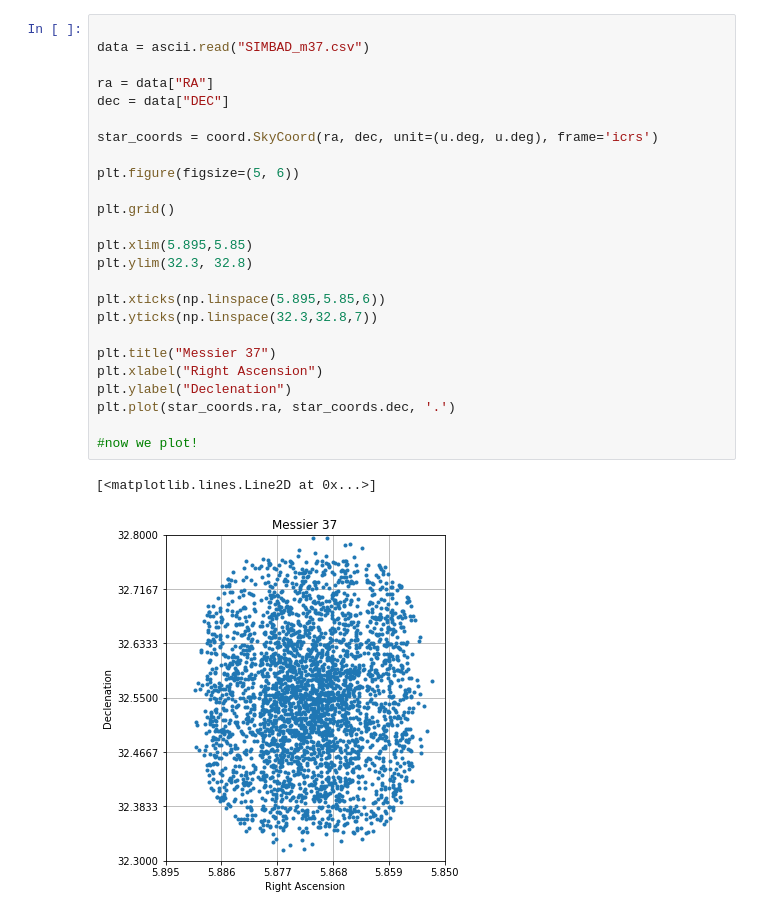
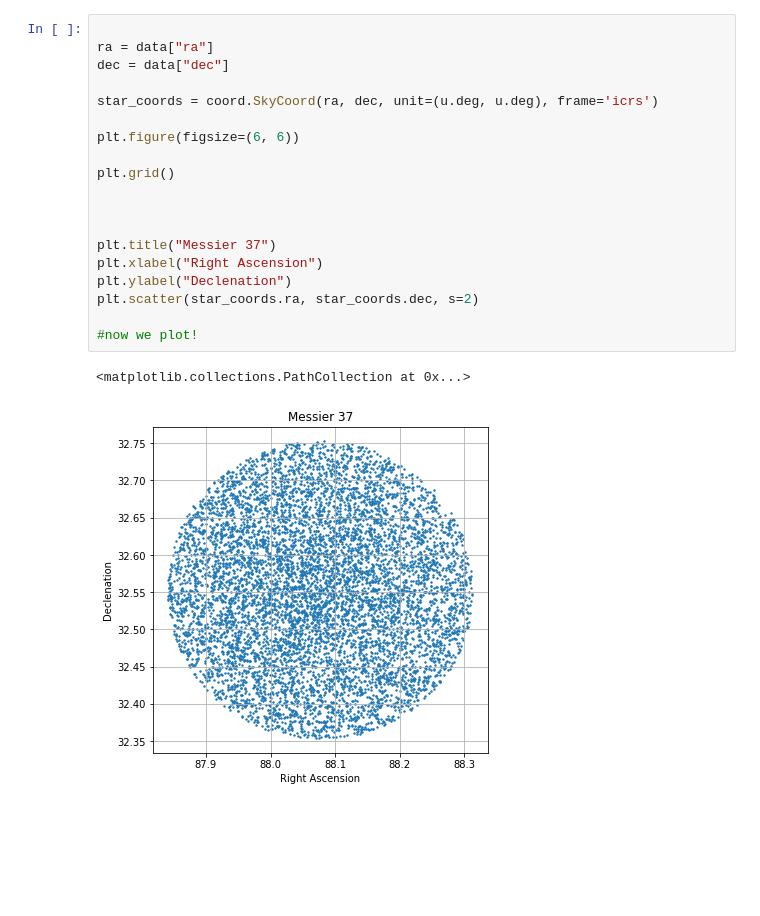
Before and after one commit to KrosisBH/AstronomyResearch, a Jupyter notebook: plotter.ipynb, the cells around one changed output. Cells and saved outputs as stored; diff of their text form; blank space fills up the shorter version.

```diff
--- a/plotter.ipynb
+++ b/plotter.ipynb
@@ -19,28 +38,22 @@ print(parallax)
 # %%
 
-data = ascii.read("SIMBAD_m37.csv")
-
-ra = data["RA"]
-dec = data["DEC"]
+ra = data["ra"]
+dec = data["dec"]
 
 star_coords = coord.SkyCoord(ra, dec, unit=(u.deg, u.deg), frame='icrs')
 
-plt.figure(figsize=(5, 6))
+plt.figure(figsize=(6, 6))
 
 plt.grid()
 
-plt.xlim(5.895,5.85)
-plt.ylim(32.3, 32.8)
 
-plt.xticks(np.linspace(5.895,5.85,6))
-plt.yticks(np.linspace(32.3,32.8,7))
 
 plt.title("Messier 37")
 plt.xlabel("Right Ascension")
 plt.ylabel("Declenation")
-plt.plot(star_coords.ra, star_coords.dec, '.')
+plt.scatter(star_coords.ra, star_coords.dec, s=2)
 
 #now we plot!
 # %% [output]
-[<matplotlib.lines.Line2D at 0x...>]
+<matplotlib.collections.PathCollection at 0x...>
-[figure, old version]
+[figure, new version]
```
Also changed, not shown: parts of 3 cells of this notebook.
